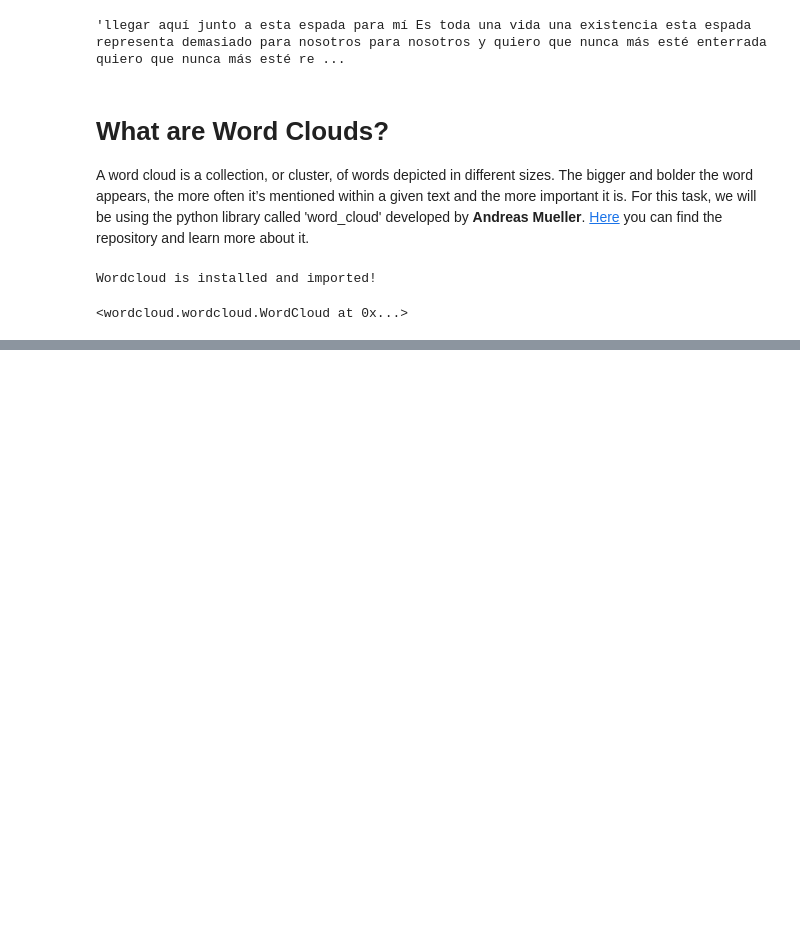
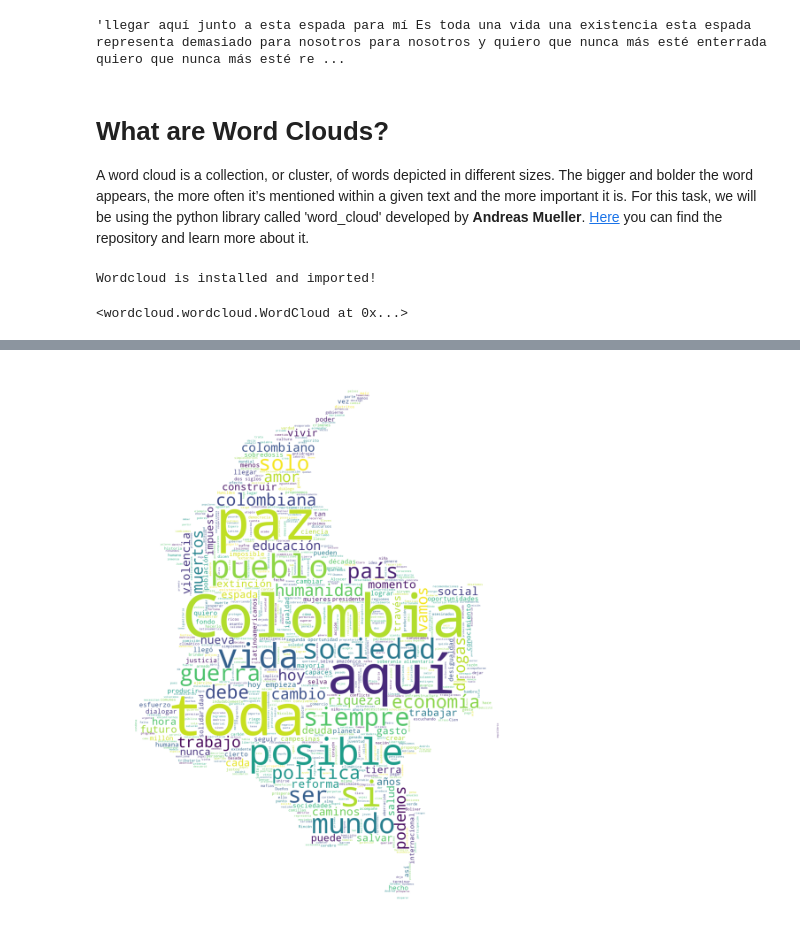
Before and after one commit to diego-aaa-uis/colombianPresidentWordCloud, a Jupyter notebook: colombianPresidentWordCloud.ipynb, the cells around one changed output, grey strips where cells are left out. Drawn from its saved outputs; the diff is of its cells as text; code cells hidden in the pictures; blank space fills up the shorter version.

```diff
--- a/colombianPresidentWordCloud.ipynb
+++ b/colombianPresidentWordCloud.ipynb
@@ -92,0 +128,15 @@ plt.show()
+# %%
+from matplotlib import pyplot as plt
+
+# display the word cloud
+fig = plt.figure()
+fig.set_figwidth(20) # set width
+fig.set_figheight(23) # set height
+
+plt.imshow(petro_wc, interpolation='bilinear')
+plt.axis('off')
+plt.show()
+
+fig.savefig('foo.png')
+# %% [output]
+[figure, added]
```
Also changed, not shown: parts of 10 cells of this notebook, 2 other files.
